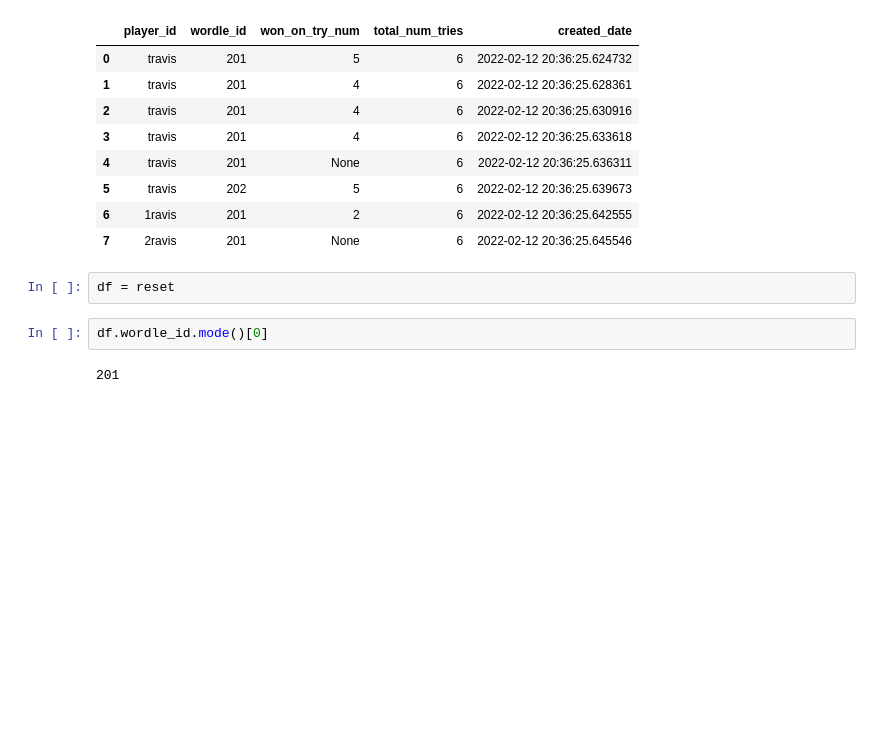
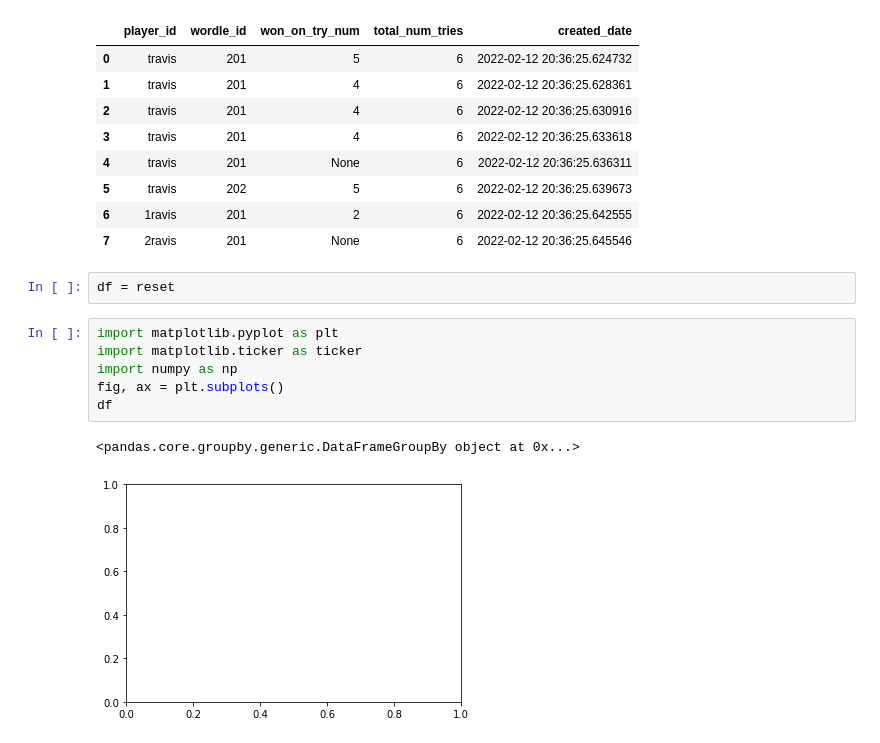
Before and after one commit to baksha-apps/discord-wordle-stats, a Jupyter notebook: Playground.ipynb, the cells around one changed output. Cells and saved outputs as stored; diff of their text form; blank space fills up the shorter version.

```diff
--- a/Playground.ipynb
+++ b/Playground.ipynb
@@ -72,6 +72,11 @@ reset
 # %%
 df = reset
 # %%
-df.wordle_id.mode()[0]
+import matplotlib.pyplot as plt
+import matplotlib.ticker as ticker
+import numpy as np
+fig, ax = plt.subplots()
+df
 # %% [output]
-201
+<pandas.core.groupby.generic.DataFrameGroupBy object at 0x...>
+[figure, added]
```
Also changed, not shown: parts of 5 cells of this notebook, 4 other files.
